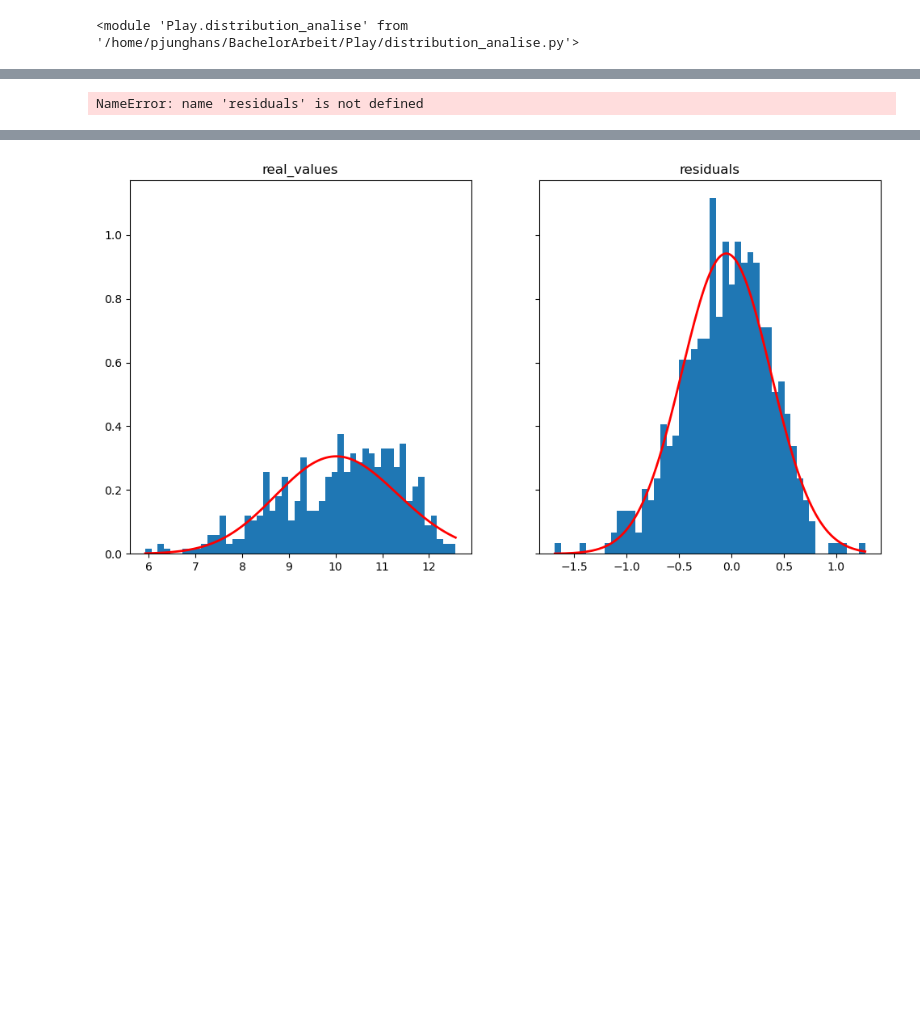
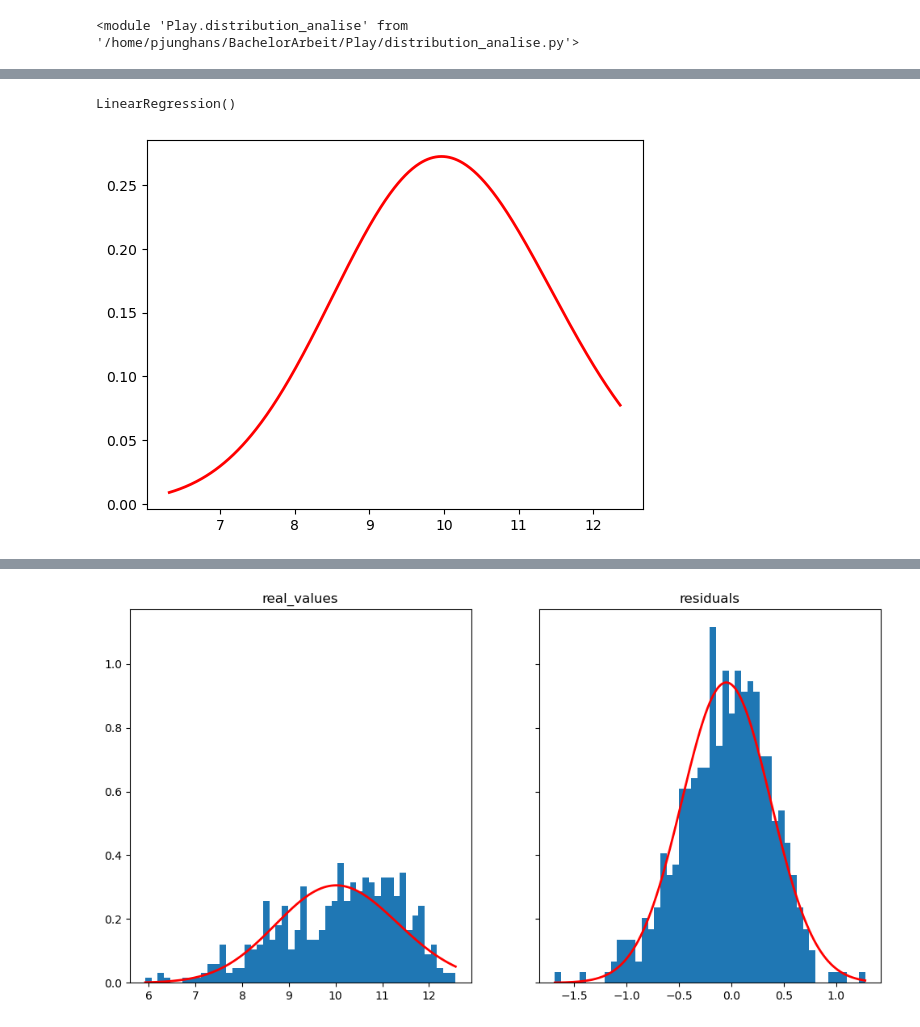
Before and after one commit to pjunghans1234/bachelorarbeit, a Jupyter notebook: Play_forest_regressor.ipynb, the cells around one changed output, grey strips where cells are left out. Cells and saved outputs as stored; diff of their text form; code cells hidden in the pictures; blank space fills up the shorter version.

```diff
--- a/Play_forest_regressor.ipynb
+++ b/Play_forest_regressor.ipynb
@@ -127,14 +116,18 @@ Play.distribution_analise.single_residual_split_histogram_vs_pred_distribution(p
+# %%
+predictor[0]
+# %% [output]
+LinearRegression()
+# %%
+residual = Play.shape_data.create_residuals(predictor[0],scen = "historical", lat_idx=16, lon_idx = 32, depth=0 )
 # %%
-real = residuals["mrsol"].values.flatten()
+real = residual["mrsol"].values.flatten()
 params_real = gamma.fit(real)
 
 x_pdf = np.linspace(real.min(), real.max(), 500)
 gamma_pdf = gamma.pdf(x_pdf, params_real[0],params_real[1],params_real[2])
 
 
-ax[0].plot(x_pdf, gamma_pdf, 'r-', lw=2)
-fig.show()
-
-fig
+plt.plot(x_pdf, gamma_pdf, 'r-', lw=2)
+plt.show()
 # %% [output]
-NameError: name 'residuals' is not defined
+[figure, added]
```
Also changed, not shown: parts of 8 cells of this notebook, 6 other files.
